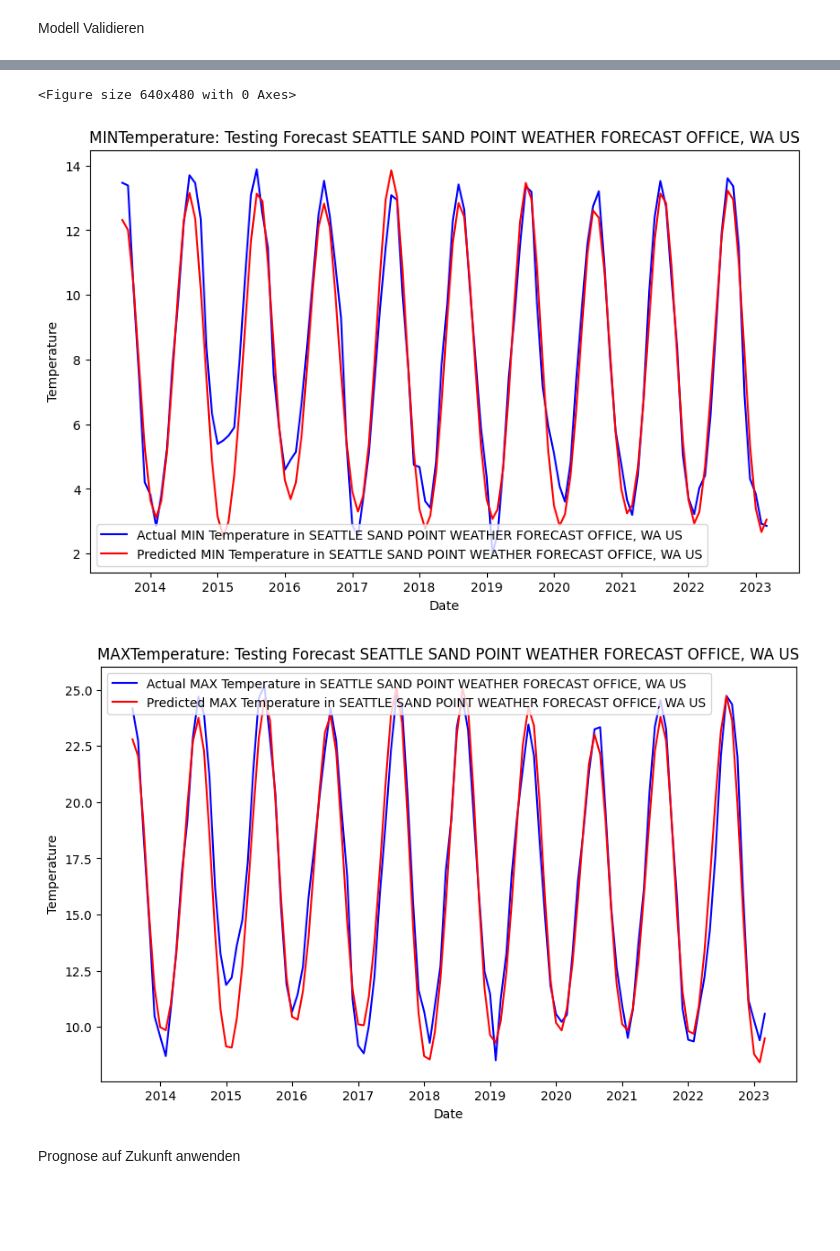
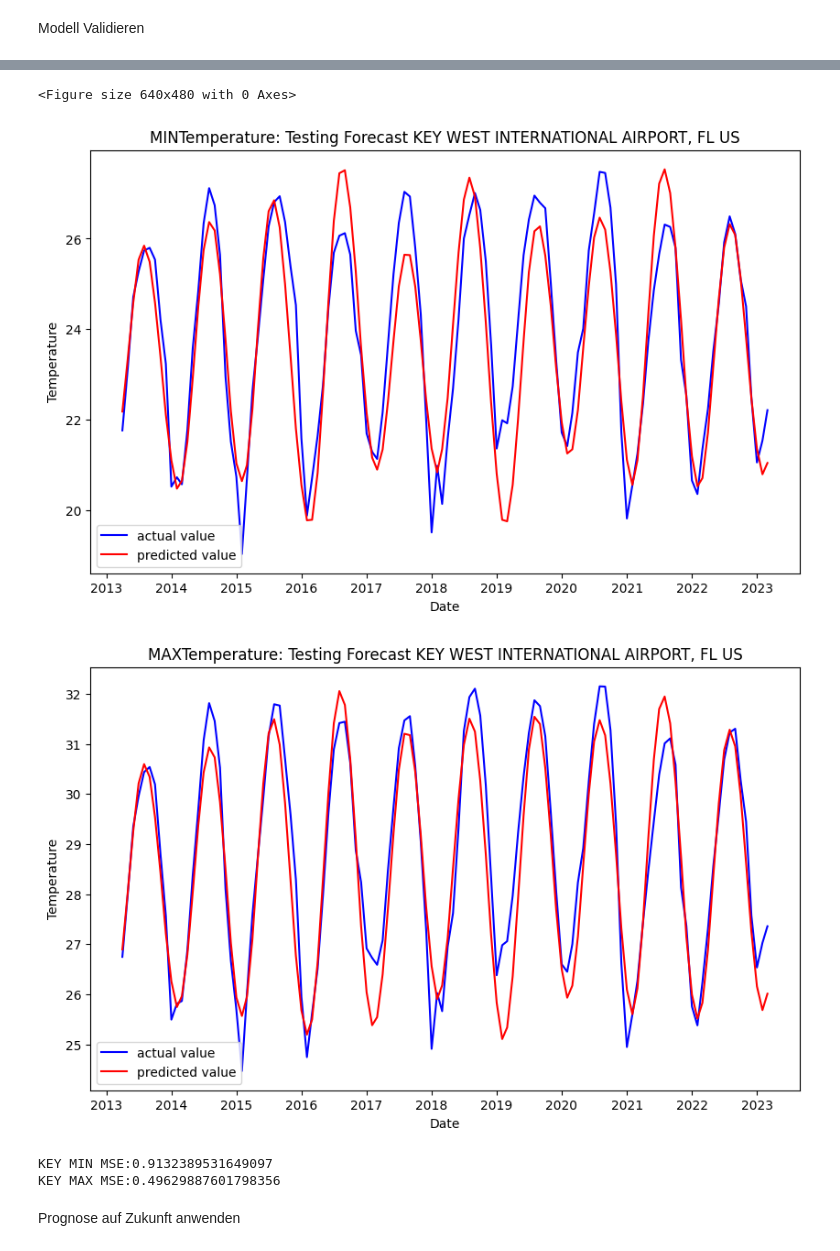
Before and after one commit to soy-min/climate-prognosis, a Jupyter notebook: ClimatePrognosis.ipynb, the cells around one changed output, grey strips where cells are left out. Saved outputs shown, nothing was run; the diff lists cells and outputs as text; code cells hidden in the pictures; blank space fills up the shorter version.

```diff
--- a/ClimatePrognosis.ipynb
+++ b/ClimatePrognosis.ipynb
@@ -33,7 +34,7 @@ CSV laden
 #df = pd.read_csv('SW000002361.csv')
 #df = pd.read_csv('USC00122825.csv')
 url="https://www.ncei.noaa.gov/data/global-summary-of-the-month/access/"
-file="USW00094290.csv"
+file="USW00012836.csv"
 # Gemäßigt:
 #SEATTLE SAND POINT WEATHER FORECAST OFFICE, WA US (USW00094290.csv)
 # Tropen:
@@ -255,7 +259,6 @@ plt.show()
 Modell Validieren
 # %%
 # Vorbereiten der Testdaten
-anus=None
 
 def prepareAndPlot(model,df,testdata, prefix, plot_id,scaler):
   inputs = df[len(df) - len(testdata) - look_back:].values
@@ -279,11 +282,13 @@ def prepareAndPlot(model,df,testdata, prefix, plot_id,scaler):
   plt.xlabel('Date')
   plt.ylabel('Temperature')
   plt.legend(['actual value', 'predicted value'],loc='lower left')
+  plt.savefig("plt_"+__OBSERVATION_LOCATION_NAME[:3]+"_"+prefix+"_test-prediction.png")
+  mse = mean_squared_error(testdata.iloc[:,0], predicted)
+  return mse
 
-prepareAndPlot(model_min,df[["MA_min"]],test_min,"MIN",0,scaler_min)
-prepareAndPlot(model_max,df[["MA_max"]],test_max,"MAX",1,scaler_max)
+min_mse=prepareAndPlot(model_min,df[["MA_min"]],test_min,"MIN",0,scaler_min)
+max_mse=prepareAndPlot(model_max,df[["MA_max"]],test_max,"MAX",1,scaler_max)
 
 
-plt.savefig("plt_"+__OBSERVATION_LOCATION_NAME[:3]+"min-max-test-prediction.png")
 plt.show()
 # %% [output]
@@ -292,6 +297,13 @@ plt.show()
 <Figure size 640x480 with 0 Axes>
-[figure, old version]
+[figure, new version]
-[figure, old version]
+[figure, new version]
+# %%
+
+  print(__OBSERVATION_LOCATION_NAME[:3]+" MIN MSE:"+str(min_mse))
+  print(__OBSERVATION_LOCATION_NAME[:3]+" MAX MSE:"+str(max_mse))
+# %% [output]
+KEY MIN MSE:0.9132389531649097
+KEY MAX MSE:0.49629887601798356
 # %% [markdown]
 Prognose auf Zukunft anwenden
 # %%
```
Also changed, not shown: parts of 9 cells of this notebook.
